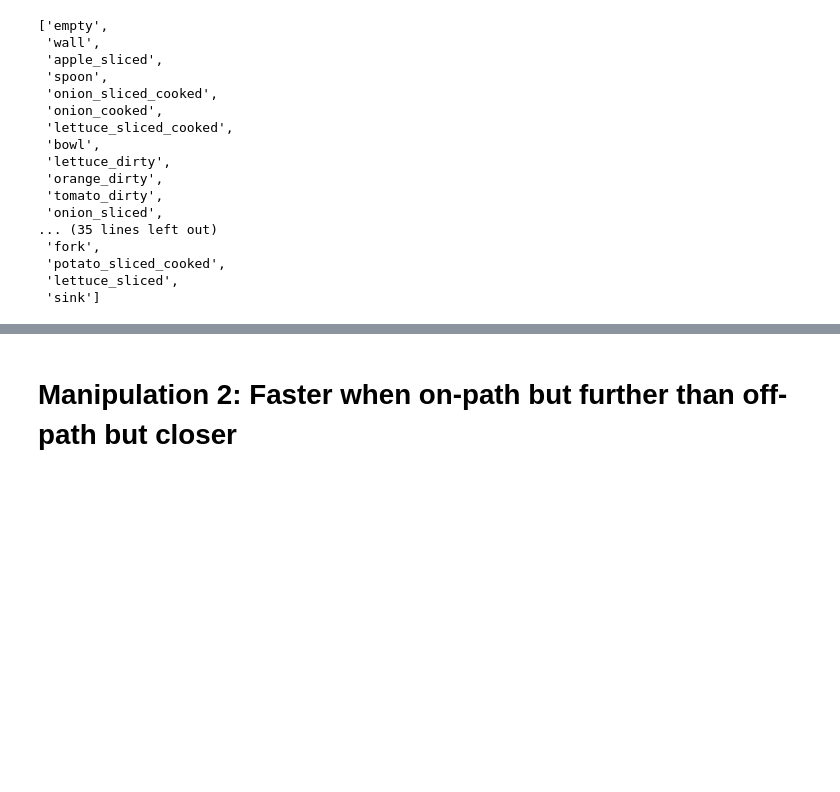
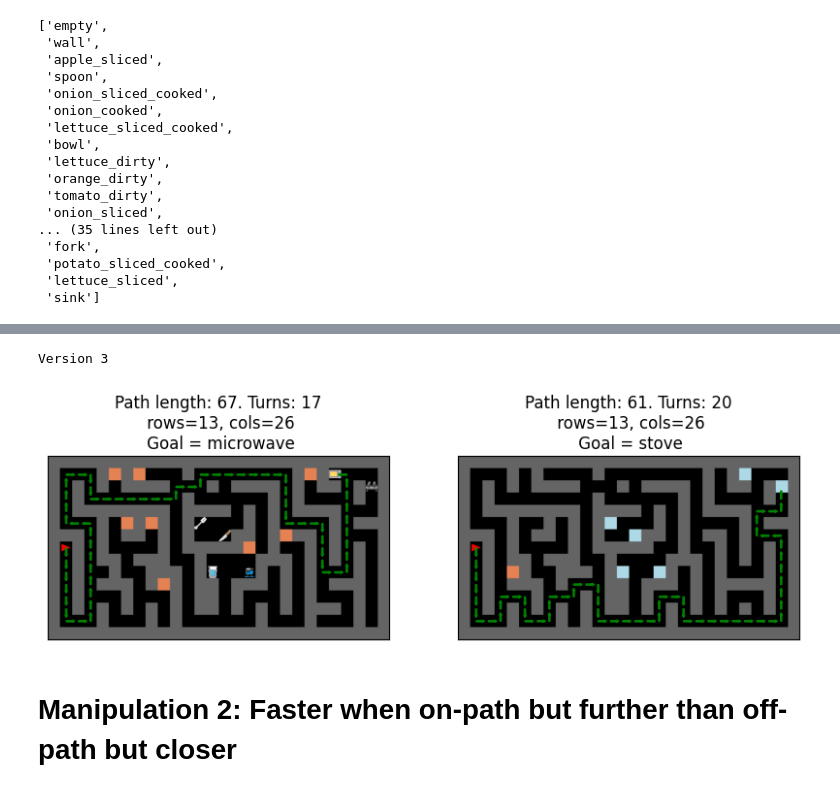
Before and after one commit to wcarvalho/human-dyna-web, a Jupyter notebook: housemaze-mazes.ipynb, the cells around one changed output, grey strips where cells are left out. Drawn from its saved outputs; the diff is of its cells as text; code cells hidden in the pictures; blank space fills up the shorter version.

```diff
--- a/housemaze-mazes.ipynb
+++ b/housemaze-mazes.ipynb
@@ -130,3 +152,52 @@ Path length: 29
+# %%
+print("Version 3")
+m = utils.combine_horizontally(
+    utils.cut(utils.reverse(mazes.StandardMaze2, vertical=False, horizontal=False), n=0),
+    utils.cut(utils.reverse(mazes.StandardMaze3, vertical=False), n=0))
+# print(m)
+
+# m = """
+# ...#.#....#........#.#A...
+# .#.#.####...#.####.#.##.#B
+# .#........#......#.#....#.
+# .########.####.#.#.####...
+# ...#..#.#.#....#.#....#.##
+# ##.#.##.#.#...##.#.##.#...
+# >#.#....#.##..#..#..#.#.#.
+# .#.##.###..#.##.###.#.#.#.
+# .#..#..###.#....#.#.#...#.
+# .#.###.#.#.##.###.#.#.###.
+# .#...#...#.##.#...#.#...#.
+# .#.#.#.#.#.##.#.#.#.###.#.
+# ...#...#.#..#...#...#...#.
+# """
+# render_maze(m)
+
+fig, axs = plt.subplots(1, 2, figsize=(10, 5))
+render_path(mazes.big_m1_maze3, goal=task_objects[0], ax=axs[0], include_objects=True)
+
+
+# m2 = """
+# ...#.#....#........#.#A...
+# .#.#.####...#.####.#.##.#B
+# .#........#......#.#....#.
+# .########.####.#.#.####...
+# ...#..#.#.#....#.#....#.##
+# ##.#.##.#.#...##.#.##.#...
+# >#.#....#.##..#..#..#.#.#.
+# .#.##.###..#.##.###.#.#.#.
+# .#..#..###.#....#.#.#...#.
+# .#.###.#...##.###.#.#####.
+# .#...#...#.##.#...#.#...#.
+# .#.#.#.#.#.##.#.#.#.#.#.#.
+# ...#...#.#......#.........
+# """
+render_path(mazes.big_m1_maze3_shortcut, goal=task_objects[1], ax=axs[1])
+# render_maze(m2)
+# utils.compare_mazes(m, m2)
+# %% [output]
+Version 3
+[figure, added]
 # %% [markdown]
 # Manipulation 2: Faster when on-path but further than off-path but closer
 # %%
```
Also changed, not shown: parts of 13 cells of this notebook, 3 other files.
